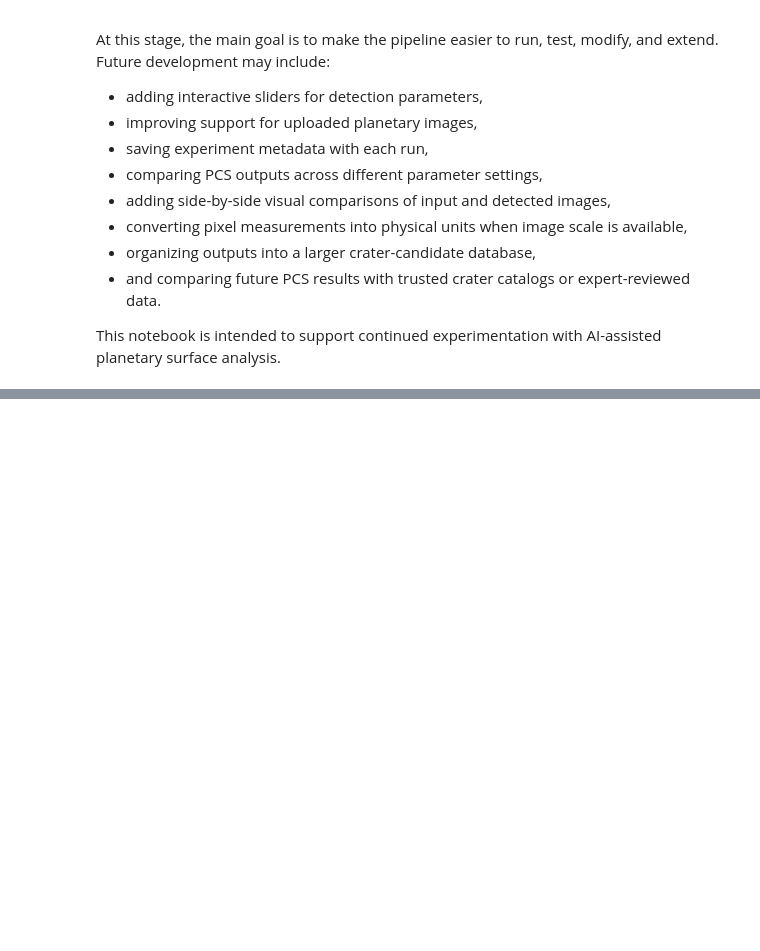
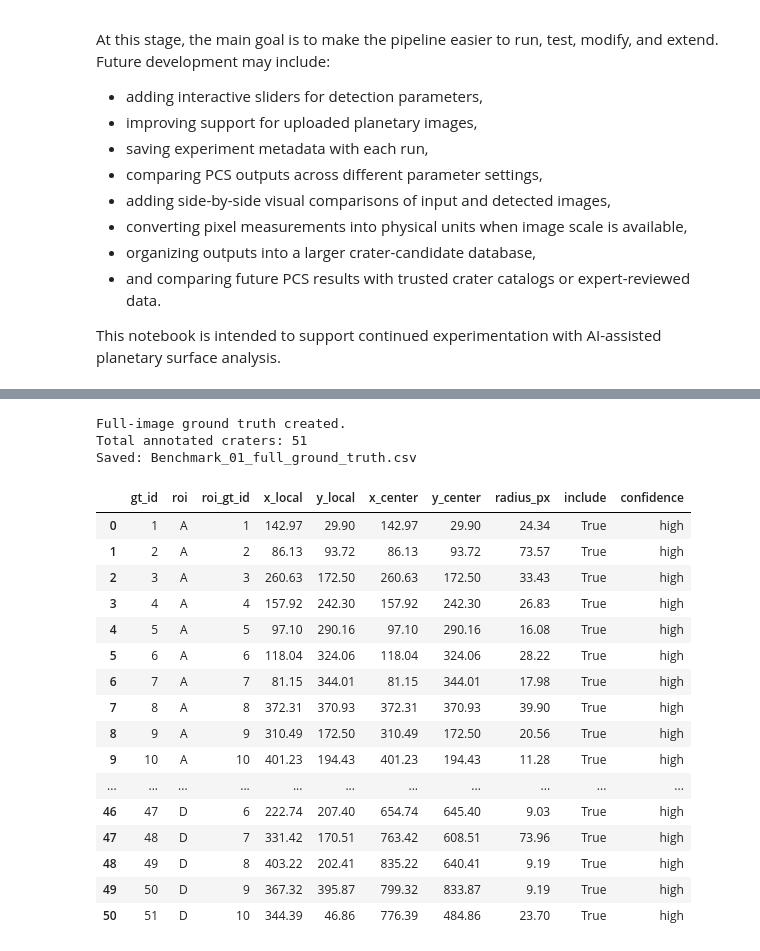
Before and after one commit to dajuarez4/MooCraDee, a Jupyter notebook: notebooks/PCS_GPU_Demo.ipynb, the cells around one changed output, grey strips where cells are left out. Drawn from its saved outputs; the diff is of its cells as text; code cells hidden in the pictures; blank space fills up the shorter version.

```diff
--- a/notebooks/PCS_GPU_Demo.ipynb
+++ b/notebooks/PCS_GPU_Demo.ipynb
@@ -953,0 +1309,77 @@ This notebook is intended to support continued experimentation with AI-assisted
+# %%
+from pathlib import Path
+import pandas as pd
+
+ground_truth_parts = []
+
+for roi_name in ["A", "B", "C", "D"]:
+    roi_csv_path = Path(
+        f"Benchmark_01_ROI_{roi_name}_ground_truth.csv"
+    )
+
+    if not roi_csv_path.exists():
+        raise FileNotFoundError(
+            f"Missing ground-truth file: "
+            f"{roi_csv_path}"
+        )
+
+    roi_ground_truth = pd.read_csv(
+        roi_csv_path
+    )
+
+    ground_truth_parts.append(
+        roi_ground_truth
+    )
+
+full_ground_truth = pd.concat(
+    ground_truth_parts,
+    ignore_index=True,
+)
+
+full_ground_truth.insert(
+    0,
+    "gt_id",
+    range(
+        1,
+        len(full_ground_truth) + 1,
+    ),
+)
+
+full_ground_truth_path = Path(
+    "Benchmark_01_full_ground_truth.csv"
+)
+
+full_ground_truth.to_csv(
+    full_ground_truth_path,
+    index=False,
+)
+
+print("Full-image ground truth created.")
+print(
+    "Total annotated craters:",
+    len(full_ground_truth),
+)
+print("Saved:", full_ground_truth_path)
+
+display(full_ground_truth)
+# %% [output]
+Full-image ground truth created.
+Total annotated craters: 51
+Saved: Benchmark_01_full_ground_truth.csv
+|  | gt_id | roi | roi_gt_id | x_local | y_local | x_center | y_center | radius_px | include | confidence |
+| 0 | 1 | A | 1 | 142.97 | 29.90 | 142.97 | 29.90 | 24.34 | True | high |
+| 1 | 2 | A | 2 | 86.13 | 93.72 | 86.13 | 93.72 | 73.57 | True | high |
+| 2 | 3 | A | 3 | 260.63 | 172.50 | 260.63 | 172.50 | 33.43 | True | high |
+| 3 | 4 | A | 4 | 157.92 | 242.30 | 157.92 | 242.30 | 26.83 | True | high |
+| 4 | 5 | A | 5 | 97.10 | 290.16 | 97.10 | 290.16 | 16.08 | True | high |
+| 5 | 6 | A | 6 | 118.04 | 324.06 | 118.04 | 324.06 | 28.22 | True | high |
+| 6 | 7 | A | 7 | 81.15 | 344.01 | 81.15 | 344.01 | 17.98 | True | high |
+| 7 | 8 | A | 8 | 372.31 | 370.93 | 372.31 | 370.93 | 39.90 | True | high |
+| 8 | 9 | A | 9 | 310.49 | 172.50 | 310.49 | 172.50 | 20.56 | True | high |
+| 9 | 10 | A | 10 | 401.23 | 194.43 | 401.23 | 194.43 | 11.28 | True | high |
+| ... | ... | ... | ... | ... | ... | ... | ... | ... | ... | ... |
+| 46 | 47 | D | 6 | 222.74 | 207.40 | 654.74 | 645.40 | 9.03 | True | high |
+| 47 | 48 | D | 7 | 331.42 | 170.51 | 763.42 | 608.51 | 73.96 | True | high |
+| 48 | 49 | D | 8 | 403.22 | 202.41 | 835.22 | 640.41 | 9.19 | True | high |
+| 49 | 50 | D | 9 | 367.32 | 395.87 | 799.32 | 833.87 | 9.19 | True | high |
+| 50 | 51 | D | 10 | 344.39 | 46.86 | 776.39 | 484.86 | 23.70 | True | high |
```
Also changed, not shown: parts of 26 cells of this notebook.
